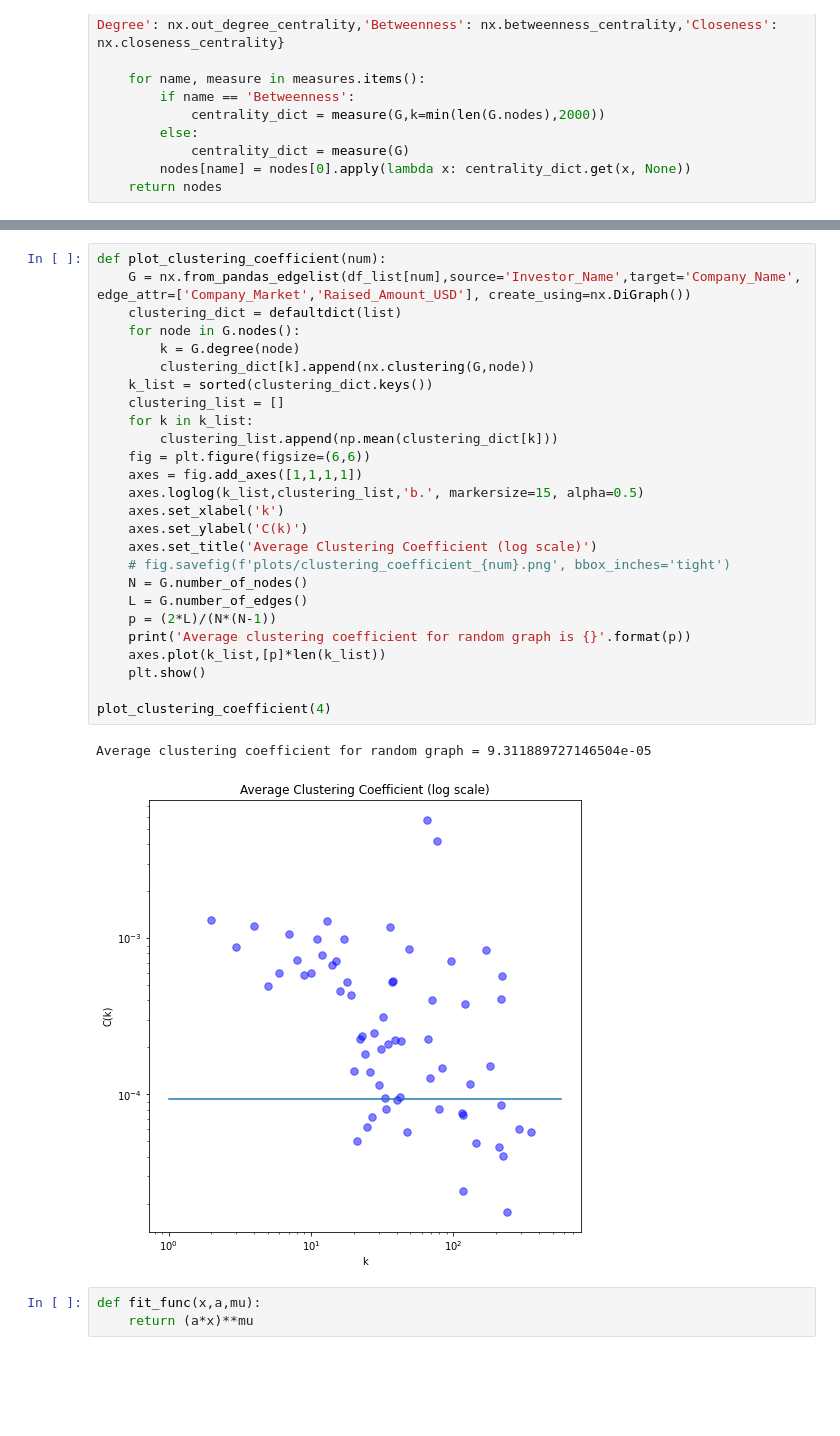
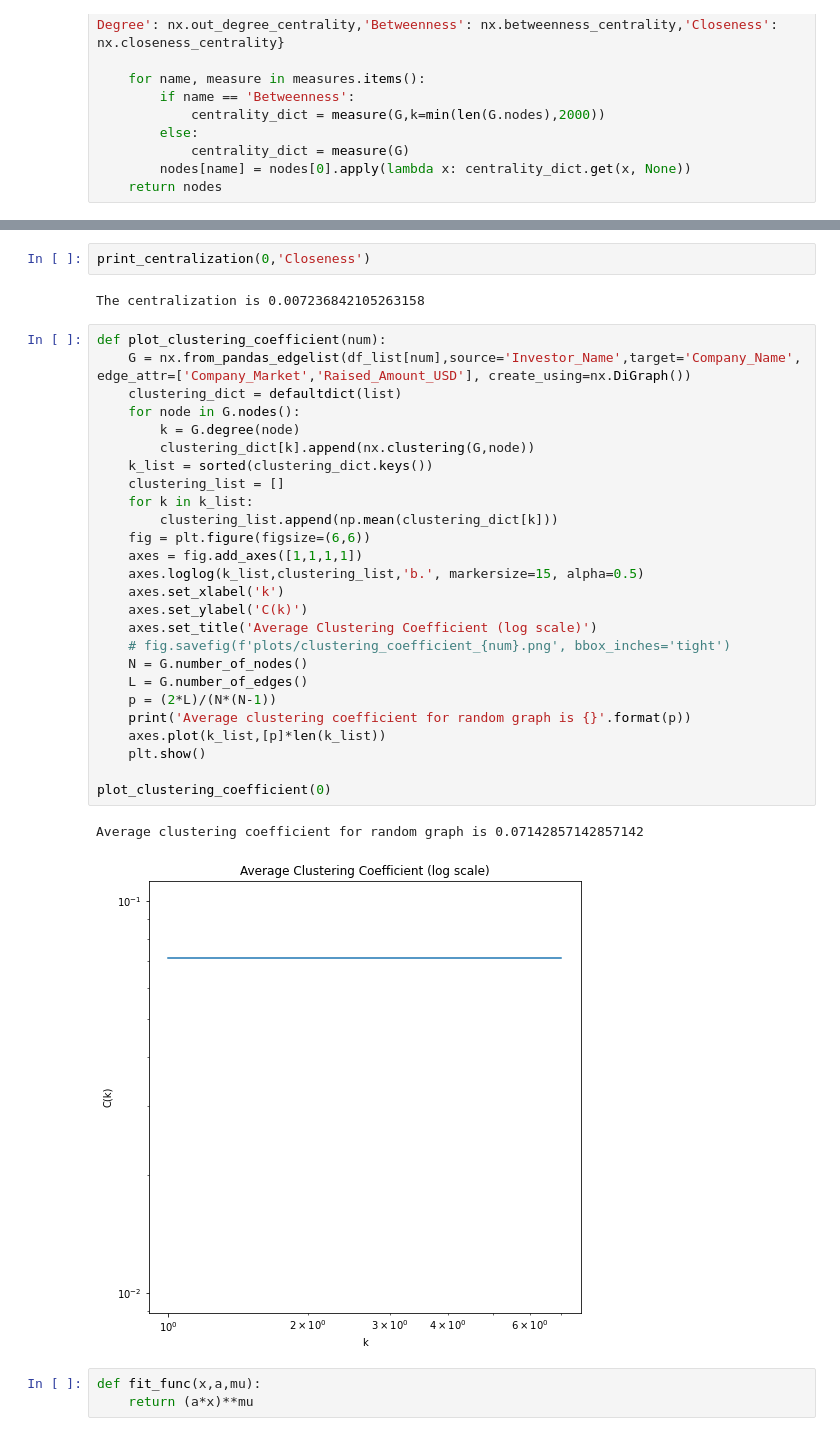
Before and after one commit to omeryefet/Complex_Networks, a Jupyter notebook: Project2022.ipynb, the cells around one changed output, grey strips where cells are left out. Cells and saved outputs as stored; diff of their text form; blank space fills up the shorter version.

```diff
--- a/Project2022.ipynb
+++ b/Project2022.ipynb
@@ -418,32 +434,36 @@ centrality_table.sort_values(['Closeness'],ascending=False).head(10)[['Company N
+# %%
+print_centralization(0,'Closeness')
+# %% [output]
+The centralization is 0.007236842105263158
 # %%
 def plot_clustering_coefficient(num):
     G = nx.from_pandas_edgelist(df_list[num],source='Investor_Name',target='Company_Name', edge_attr=['Company_Market','Raised_Amount_USD'], create_using=nx.DiGraph())
     clustering_dict = defaultdict(list)
     for node in G.nodes():
         k = G.degree(node)
         clustering_dict[k].append(nx.clustering(G,node))
     k_list = sorted(clustering_dict.keys())
     clustering_list = []
     for k in k_list:
         clustering_list.append(np.mean(clustering_dict[k]))
     fig = plt.figure(figsize=(6,6))
     axes = fig.add_axes([1,1,1,1])
     axes.loglog(k_list,clustering_list,'b.', markersize=15, alpha=0.5)
     axes.set_xlabel('k')
     axes.set_ylabel('C(k)')
     axes.set_title('Average Clustering Coefficient (log scale)')
     # fig.savefig(f'plots/clustering_coefficient_{num}.png', bbox_inches='tight')
     N = G.number_of_nodes()
     L = G.number_of_edges()
     p = (2*L)/(N*(N-1))
     print('Average clustering coefficient for random graph is {}'.format(p))
     axes.plot(k_list,[p]*len(k_list))
     plt.show()
 
-plot_clustering_coefficient(4)
+plot_clustering_coefficient(0)
 # %% [output]
-Average clustering coefficient for random graph = 9.311889727146504e-05
+Average clustering coefficient for random graph is 0.07142857142857142
-[figure, old version]
+[figure, new version]
 # %%
 def fit_func(x,a,mu):
     return (a*x)**mu
```
Also changed, not shown: parts of 18 cells of this notebook, 2 other files.
